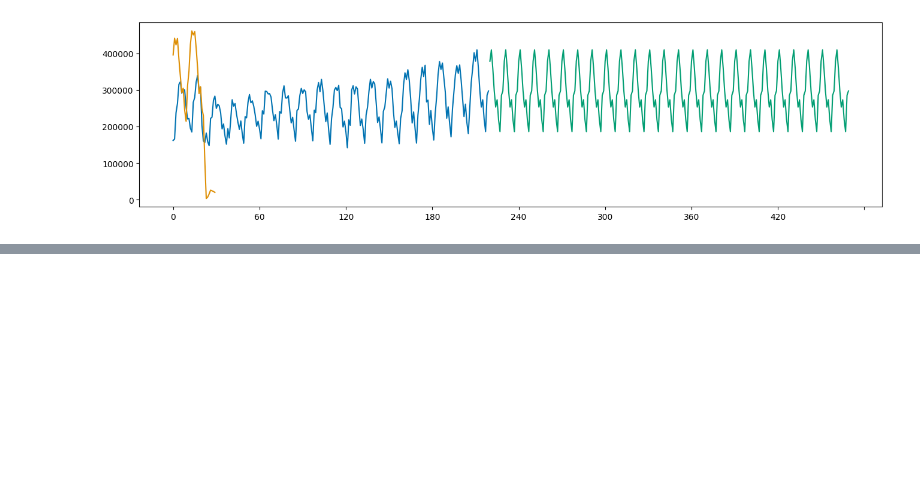
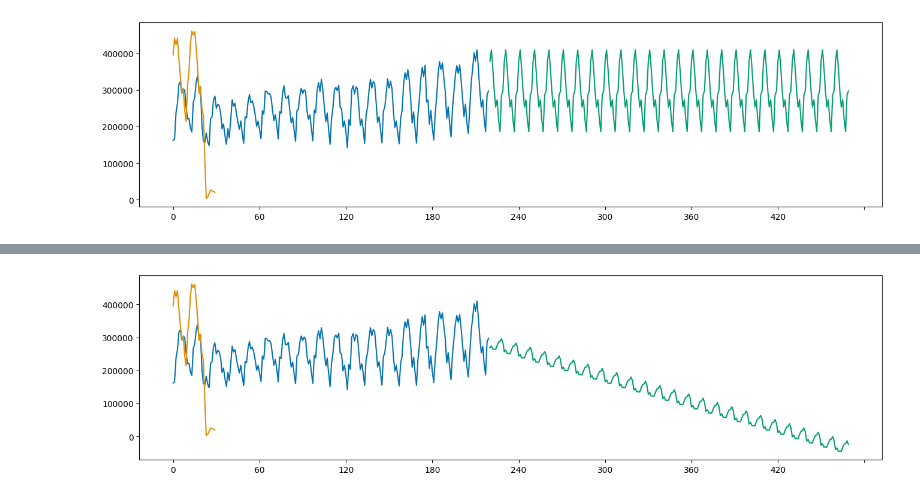
Before and after one commit to aaaamael/time_series_air_passengers, a Jupyter notebook: data.ipynb, the cells around one changed output, grey strips where cells are left out. Saved outputs shown, nothing was run; the diff lists cells and outputs as text; code cells hidden in the pictures; blank space fills up the shorter version.

```diff
--- a/data.ipynb
+++ b/data.ipynb
@@ -96,0 +119,11 @@ plot_ys(y_train, y_test, y_pred)
+# %%
+from sktime.forecasting.exp_smoothing import ExponentialSmoothing
+
+from sktime.forecasting.exp_smoothing import ExponentialSmoothing
+forecaster = ExponentialSmoothing(trend="add", seasonal="additive",
+                                  sp=10)
+forecaster.fit(y_train)
+y_pred = forecaster.predict(fh)
+plot_ys(y_train, y_test, y_pred)
+# %% [output]
+[figure, added]
```
Also changed, not shown: parts of 4 cells of this notebook.
